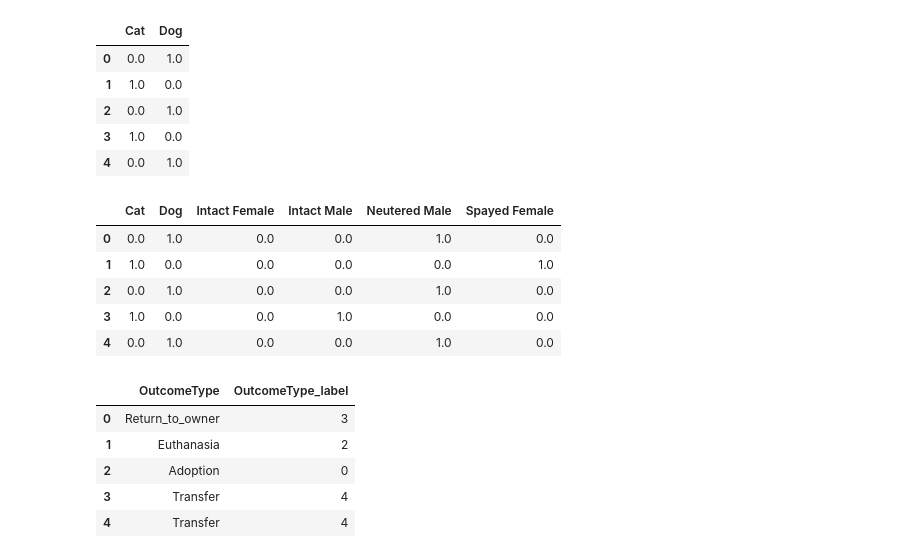
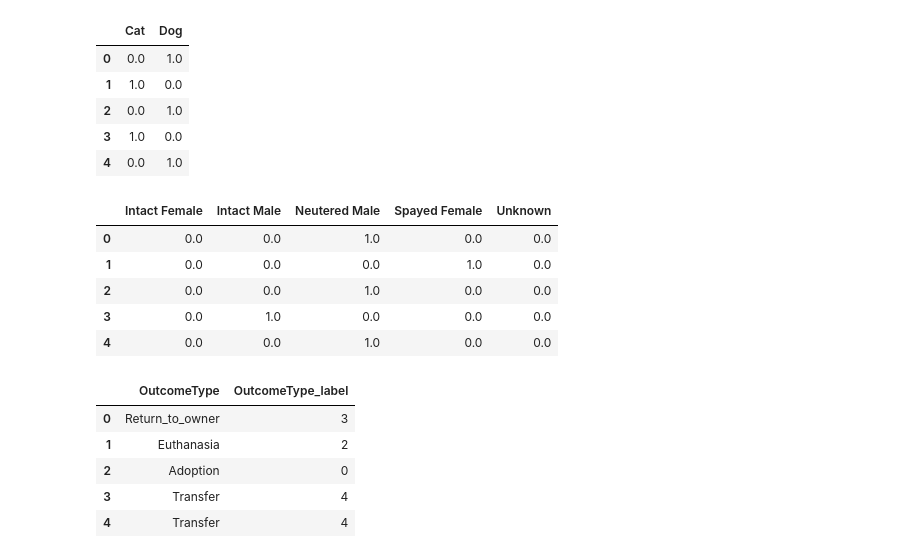
Before and after one commit to samkugji/kaggle-shelter-animal-outcomes, a Jupyter notebook: simple_preprocess.ipynb, the cells around one changed output. Saved outputs shown, nothing was run; the diff lists cells and outputs as text; code cells hidden in the pictures.

```diff
--- a/simple_preprocess.ipynb
+++ b/simple_preprocess.ipynb
@@ -120,16 +102,16 @@ prep_X.head()
 | 3 | 1.0 | 0.0 |
 | 4 | 0.0 | 1.0 |
 # %%
-prep_X = pd.concat( [prep_X, pd.get_dummies(X.SexuponOutcome, dummy_na=False)], axis=1 )
-prep_X = prep_X.drop(labels=['Unknown'], axis = 1)
+prep_X = pd.concat([pd.get_dummies(X.SexuponOutcome, dummy_na=False)], axis=1 )
+# prep_X = prep_X.drop(labels=['Unknown'], axis = 1)
 prep_X.head()
 # %% [output]
-|  | Cat | Dog | Intact Female | Intact Male | Neutered Male | Spayed Female |
-| 0 | 0.0 | 1.0 | 0.0 | 0.0 | 1.0 | 0.0 |
-| 1 | 1.0 | 0.0 | 0.0 | 0.0 | 0.0 | 1.0 |
-| 2 | 0.0 | 1.0 | 0.0 | 0.0 | 1.0 | 0.0 |
-| 3 | 1.0 | 0.0 | 0.0 | 1.0 | 0.0 | 0.0 |
-| 4 | 0.0 | 1.0 | 0.0 | 0.0 | 1.0 | 0.0 |
+|  | Intact Female | Intact Male | Neutered Male | Spayed Female | Unknown |
+| 0 | 0.0 | 0.0 | 1.0 | 0.0 | 0.0 |
+| 1 | 0.0 | 0.0 | 0.0 | 1.0 | 0.0 |
+| 2 | 0.0 | 0.0 | 1.0 | 0.0 | 0.0 |
+| 3 | 0.0 | 1.0 | 0.0 | 0.0 | 0.0 |
+| 4 | 0.0 | 0.0 | 1.0 | 0.0 | 0.0 |
 # %%
 chk_Y = pd.DataFrame(Y)
 chk_Y.loc[:,"OutcomeType_label"] = LabelEncoder().fit_transform(Y)
```
Also changed, not shown: parts of 5 cells of this notebook.
